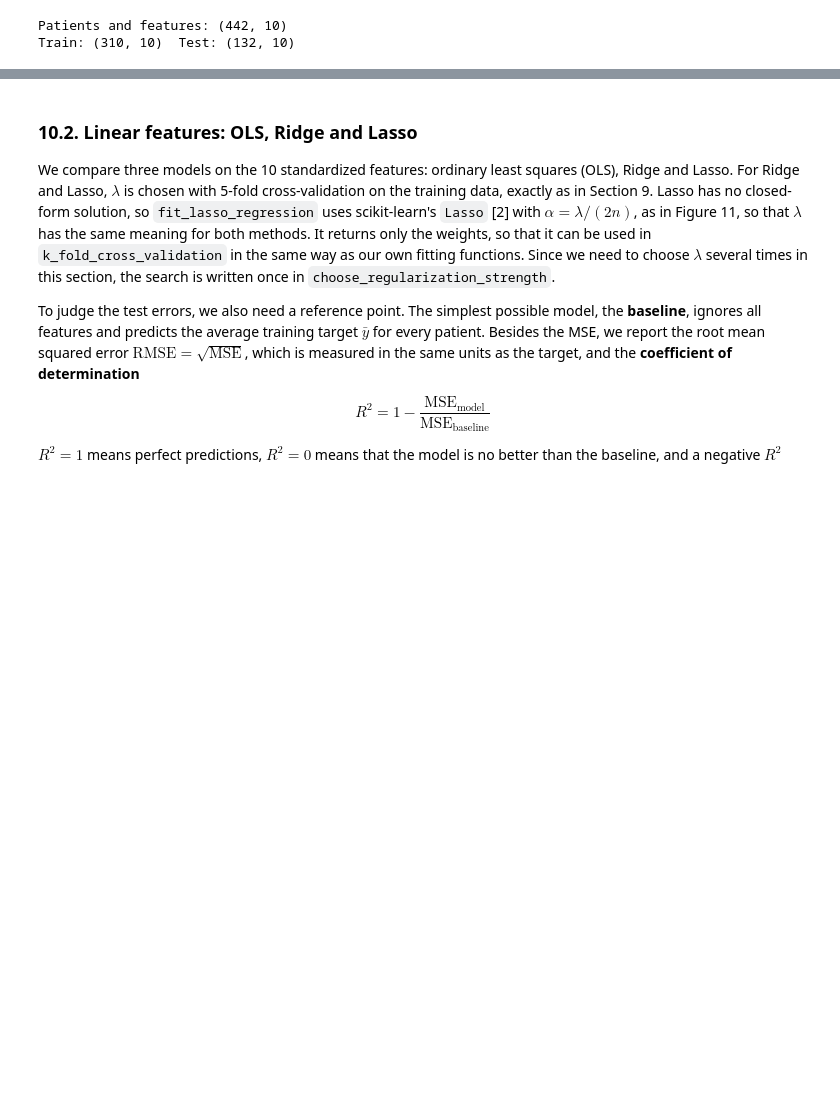
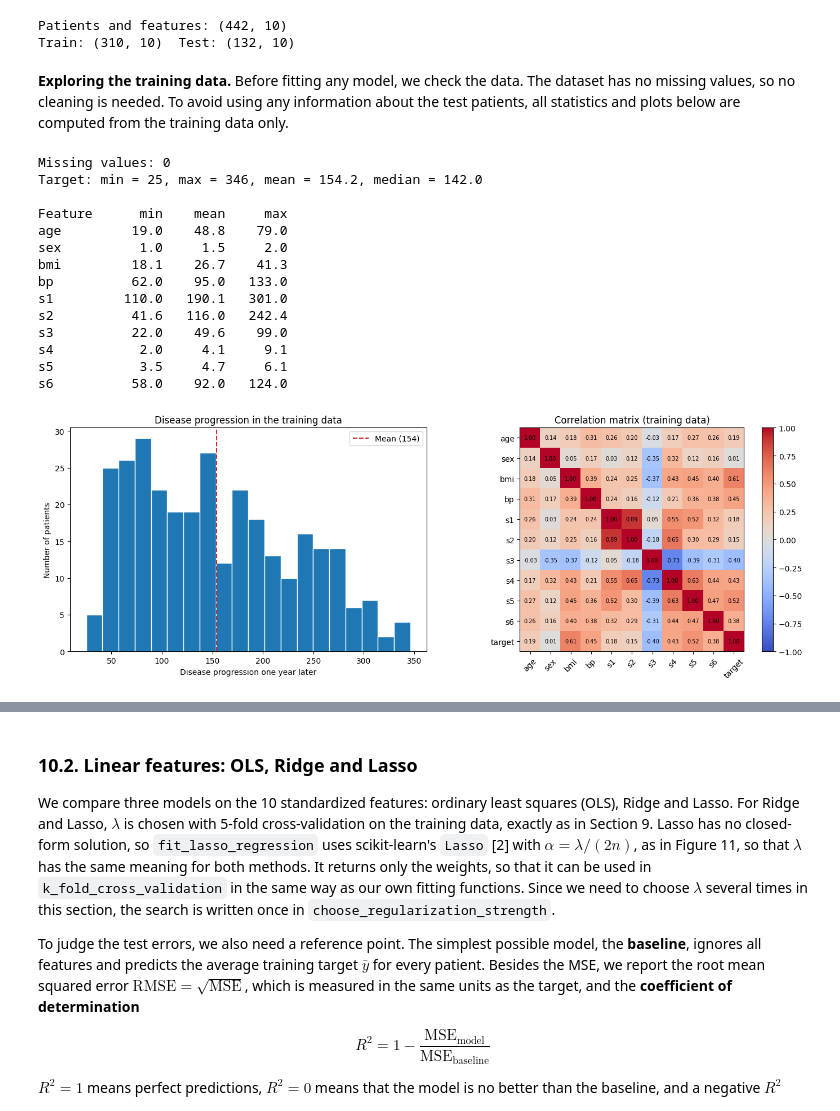
Before and after one commit to eleonorakuteva/overfitting-and-regularization, a Jupyter notebook: main.ipynb, the cells around one changed output, grey strips where cells are left out. Cells and saved outputs as stored; diff of their text form; code cells hidden in the pictures; blank space fills up the shorter version.

Commit message:
Write the abstract, add data exploration and finalize the notebook and README

```diff
--- a/main.ipynb
+++ b/main.ipynb
@@ -344,7 +372,10 @@ Higher powers of $x$ create a numerical problem. All our $x$ values are between
 # %%
 def polynomial_features(x, degree):
     """
-    Returns the matrix [1, x, x^2, ..., x^degree]
+    Returns the matrix [1, x, x^2, ..., x^degree].
+
+    x: array of n inputs, degree: the highest power of x.
+    Returns the design (Vandermonde) matrix of shape (n, degree + 1).
     """
     return np.column_stack([x ** k for k in range(degree + 1)])
 # %%
@@ -609,7 +676,11 @@ In `fit_ridge_regression`, we solve this system with `np.linalg.solve`, as in Se
 # %%
 def fit_ridge_regression(X, y, regularization_strength):
     """
-    Finds the weights of Ridge regression using its closed-form solution
+    Finds the weights of Ridge regression using its closed-form solution (X^T X + lambda I) w = X^T y.
+
+    X: design matrix of shape (n, d), y: targets of shape (n,),
+    regularization_strength: lambda >= 0.
+    Returns the weight vector of shape (d,).
     """
     xtx = X.T @ X
     xty = X.T @ y
@@ -643,6 +714,7 @@ regularization_strengths = [0, 1e-8, 1e-3, 10]
 
 X_train_poly = polynomial_features(x_train, degree)
 X_plot_poly = polynomial_features(x_plot, degree)
+X_test_poly = polynomial_features(x_test, degree)
 
 fig, axes = plt.subplots(1, 4, figsize=(18, 4), sharey=True)
 
@@ -650,6 +722,8 @@ for ax, regularization_strength in zip(axes, regularization_strengths):
     # 1. Fit Ridge with this lambda and predict on x_plot
     w_ridge = fit_ridge_regression(X_train_poly, y_train, regularization_strength)
     y_plot_ridge = predict(X_plot_poly, w_ridge)
+    test_mse_lambda = mean_squared_error(y_test, predict(X_test_poly, w_ridge))
+    print(f"lambda = {regularization_strength:g}: largest |w| = {np.max(np.abs(w_ridge)):.3g}, test MSE = {test_mse_lambda:.3f}")
 
     # 2. Plot (same as Figure 5)
     ax.scatter(x_train, y_train, color="tab:blue", label="Training data")
@@ -820,7 +918,9 @@ A = np.array([[1.0, 0.6],
 
 def loss(w1, w2):
     """
-    Returns the illustrative loss for the weights w1 and w2
+    Returns the illustrative loss for the weights w1 and w2.
+
+    w1, w2: numbers or arrays of the same shape.
     """
     d1, d2 = w1 - w_ols[0], w2 - w_ols[1]
     return A[0, 0] * d1 ** 2 + 2 * A[0, 1] * d1 * d2 + A[1, 1] * d2 ** 2
@@ -1080,3 +1206,58 @@ y_train_centered = y_train_diabetes - y_train_mean
 # %% [output]
 Patients and features: (442, 10)
 Train: (310, 10)  Test: (132, 10)
+# %% [markdown]
+**Exploring the training data.** Before fitting any model, we check the data. The dataset has no missing values, so no cleaning is needed. To avoid using any information about the test patients, all statistics and plots below are computed from the training data only.
+# %%
+# Data quality: missing values in the whole dataset
+print("Missing values:", np.isnan(X_diabetes).sum() + np.isnan(y_diabetes).sum())
+
+# Summary of the target and of the features (training data only)
+print(f"Target: min = {y_train_diabetes.min():.0f}, max = {y_train_diabetes.max():.0f}, "
+      f"mean = {y_train_diabetes.mean():.1f}, median = {np.median(y_train_diabetes):.1f}")
+print(f"\n{'Feature':8s} {'min':>7s} {'mean':>7s} {'max':>7s}")
+for name, column in zip(feature_names, X_train_raw.T):
+    print(f"{name:8s} {column.min():7.1f} {column.mean():7.1f} {column.max():7.1f}")
+
+# Correlations between all features and the target (training data only)
+labels = list(feature_names) + ["target"]
+correlation_matrix = np.corrcoef(np.column_stack([X_train_raw, y_train_diabetes]).T)
+
+fig, axes = plt.subplots(1, 2, figsize=(14, 5))
+
+# Left: distribution of the target
+axes[0].hist(y_train_diabetes, bins=20, color="tab:blue", edgecolor="white")
+axes[0].axvline(y_train_diabetes.mean(), color="tab:red", linestyle="--", label=f"Mean ({y_train_diabetes.mean():.0f})")
+axes[0].set_title("Disease progression in the training data")
+axes[0].set_xlabel("Disease progression one year later")
+axes[0].set_ylabel("Number of patients")
+axes[0].legend()
+
+# Right: correlation matrix with the values written in the cells
+image = axes[1].imshow(correlation_matrix, cmap="coolwarm", vmin=-1, vmax=1)
+axes[1].set_xticks(range(len(labels)), labels, rotation=45)
+axes[1].set_yticks(range(len(labels)), labels)
+for row in range(len(labels)):
+    for column in range(len(labels)):
+        axes[1].text(column, row, f"{correlation_matrix[row, column]:.2f}", ha="center", va="center", fontsize=7)
+axes[1].set_title("Correlation matrix (training data)")
+fig.colorbar(image, ax=axes[1])
+
+plt.tight_layout()
+plt.show()
+# %% [output]
+Missing values: 0
+Target: min = 25, max = 346, mean = 154.2, median = 142.0
+
+Feature      min    mean     max
+age         19.0    48.8    79.0
+sex          1.0     1.5     2.0
+bmi         18.1    26.7    41.3
+bp          62.0    95.0   133.0
+s1         110.0   190.1   301.0
+s2          41.6   116.0   242.4
+s3          22.0    49.6    99.0
+s4           2.0     4.1     9.1
+s5           3.5     4.7     6.1
+s6          58.0    92.0   124.0
+[figure, added]
```
Also changed, not shown: parts of 33 cells of this notebook, 2 other files.
